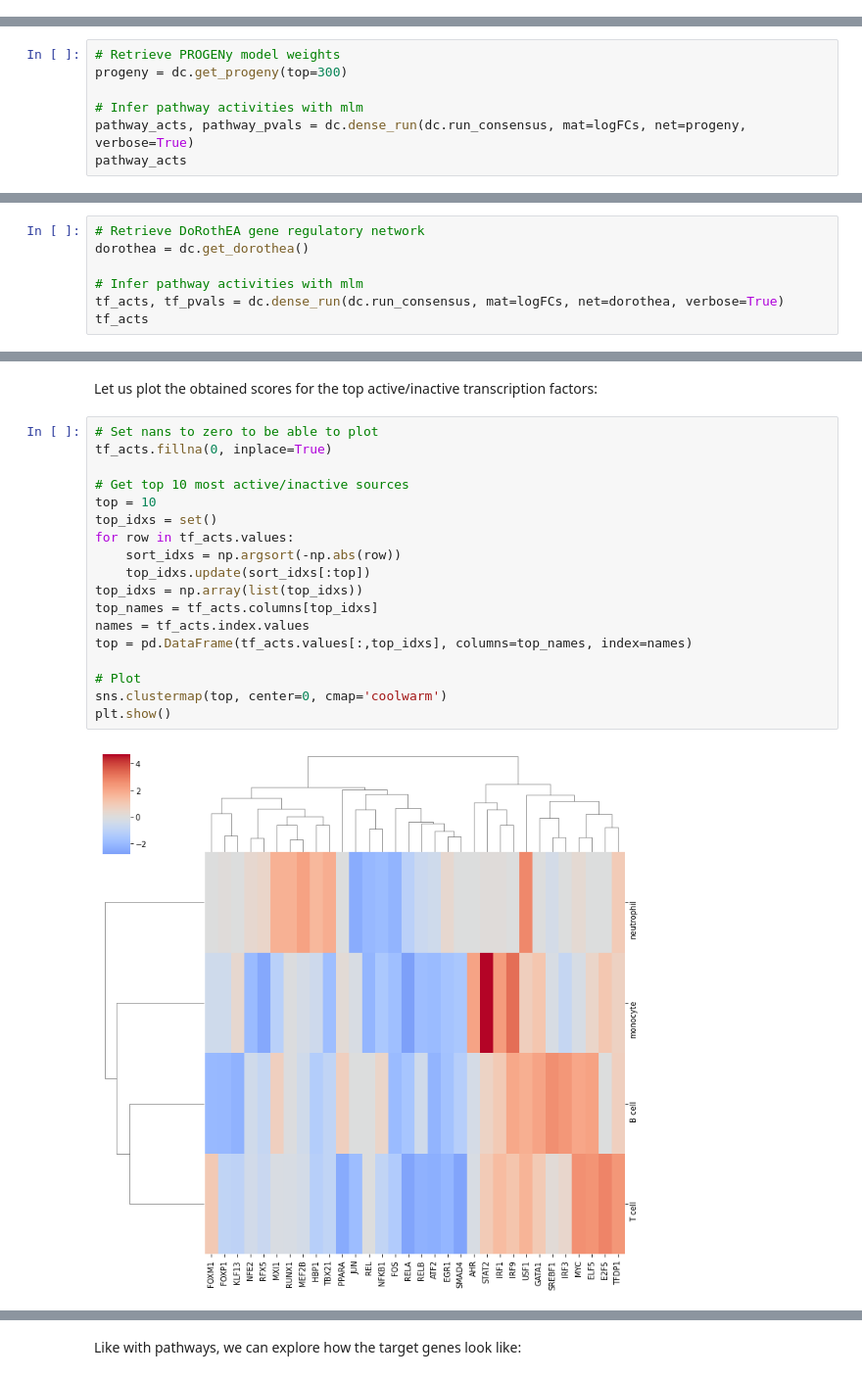
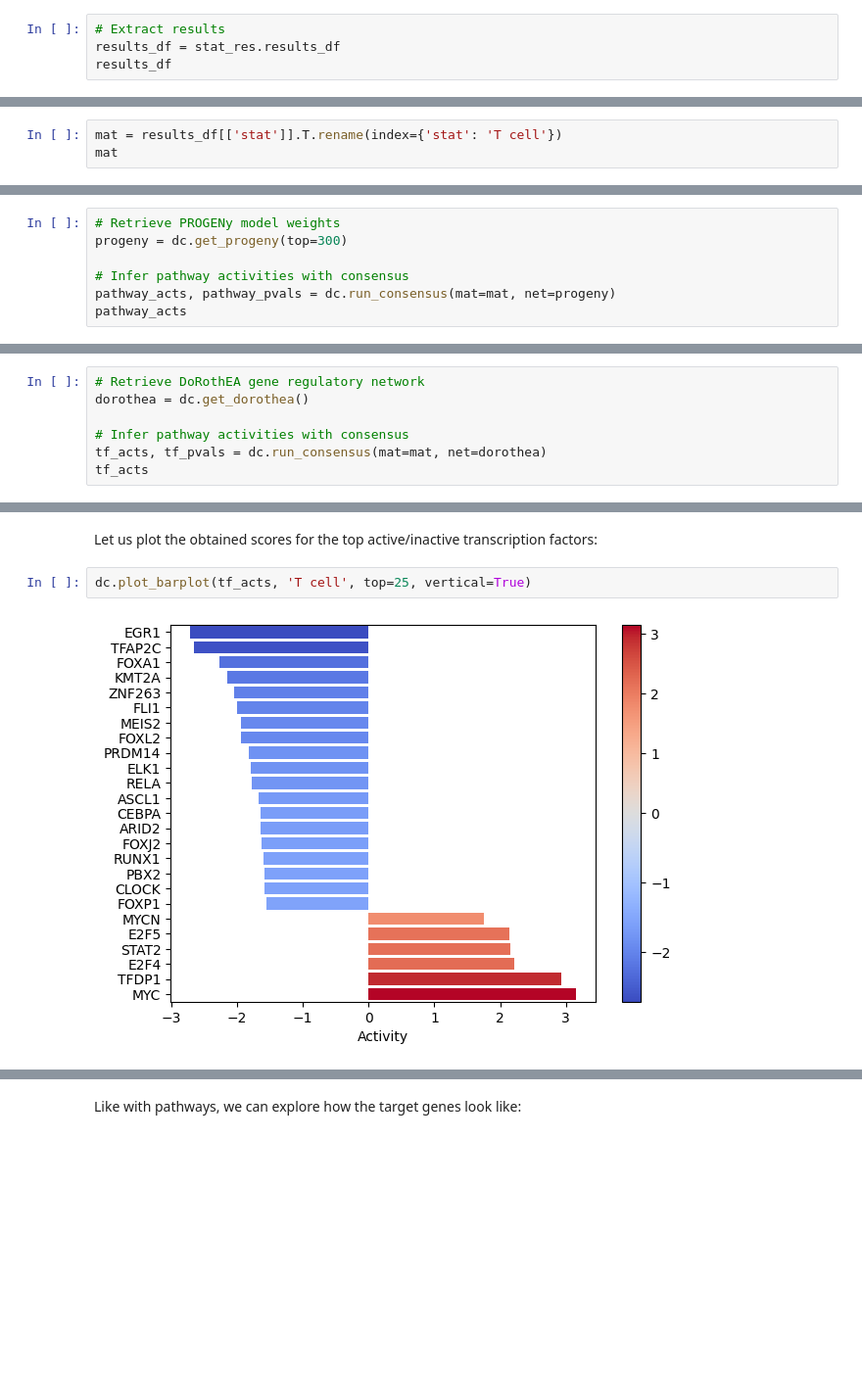
Before and after one commit to saezlab/decoupler-py, a Jupyter notebook: docs/source/notebooks/pseudobulk.ipynb, the cells around one changed output, grey strips where cells are left out. Shown: that part at 98% size. Drawn from its saved outputs; the diff is of its cells as text; blank space fills up the shorter version.

```diff
--- a/docs/source/notebooks/pseudobulk.ipynb
+++ b/docs/source/notebooks/pseudobulk.ipynb
@@ -200,0 +288,4 @@ Unfortunately, after FDR correction none of the genes are significant. Nonethele
+# %%
+# Extract results
+results_df = stat_res.results_df
+results_df
@@ -200,0 +317,3 @@ Unfortunately, after FDR correction none of the genes are significant. Nonethele
+# %%
+mat = results_df[['stat']].T.rename(index={'stat': 'T cell'})
+mat
@@ -208,7 +330,7 @@ For another example on pathway activities please visit this other notebook: [Pat
 # Retrieve PROGENy model weights
 progeny = dc.get_progeny(top=300)
 
-# Infer pathway activities with mlm
-pathway_acts, pathway_pvals = dc.dense_run(dc.run_consensus, mat=logFCs, net=progeny, verbose=True)
+# Infer pathway activities with consensus
+pathway_acts, pathway_pvals = dc.run_consensus(mat=mat, net=progeny)
 pathway_acts
 # %% [output]
@@ -269,7 +360,7 @@ For another example on transcription factor activities please visit this other n
 # Retrieve DoRothEA gene regulatory network
 dorothea = dc.get_dorothea()
 
-# Infer pathway activities with mlm
-tf_acts, tf_pvals = dc.dense_run(dc.run_consensus, mat=logFCs, net=dorothea, verbose=True)
+# Infer pathway activities with consensus
+tf_acts, tf_pvals = dc.run_consensus(mat=mat, net=dorothea)
 tf_acts
 # %% [output]
@@ -283,23 +370,7 @@ Dense run of consensus on mat with 4 samples and 6963 potential targets.
 # %% [markdown]
 Let us plot the obtained scores for the top active/inactive transcription factors:
 # %%
-# Set nans to zero to be able to plot
-tf_acts.fillna(0, inplace=True)
-
-# Get top 10 most active/inactive sources
-top = 10
-top_idxs = set()
-for row in tf_acts.values:
-    sort_idxs = np.argsort(-np.abs(row))
-    top_idxs.update(sort_idxs[:top])
-top_idxs = np.array(list(top_idxs))
-top_names = tf_acts.columns[top_idxs]
-names = tf_acts.index.values
-top = pd.DataFrame(tf_acts.values[:,top_idxs], columns=top_names, index=names)
-
-# Plot
-sns.clustermap(top, center=0, cmap='coolwarm')
-plt.show()
+dc.plot_barplot(tf_acts, 'T cell', top=25, vertical=True)
 # %% [output]
-[figure, old version]
+[figure, new version]
 # %% [markdown]
```
Also changed, not shown: parts of 69 cells of this notebook, 2 other files.
